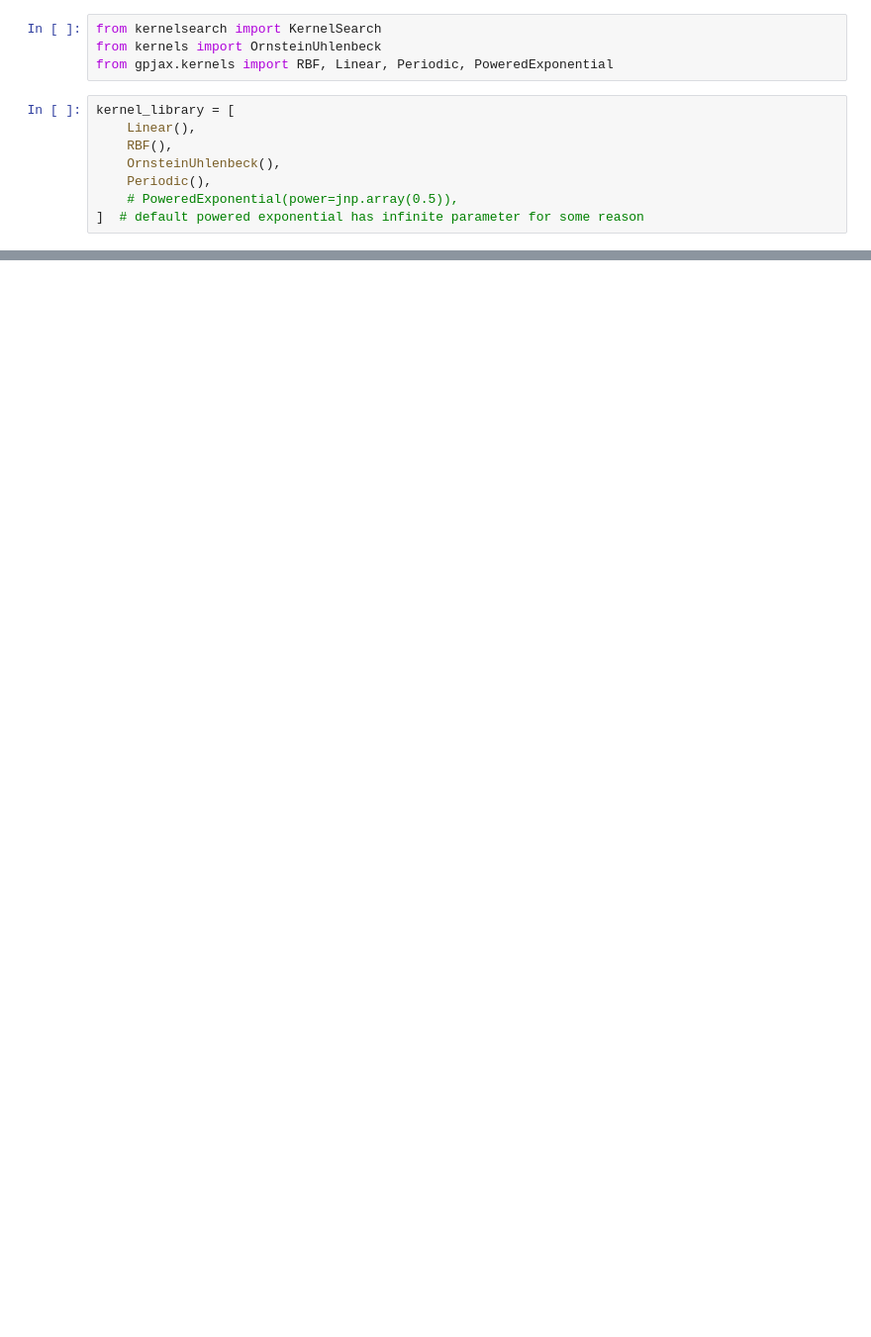
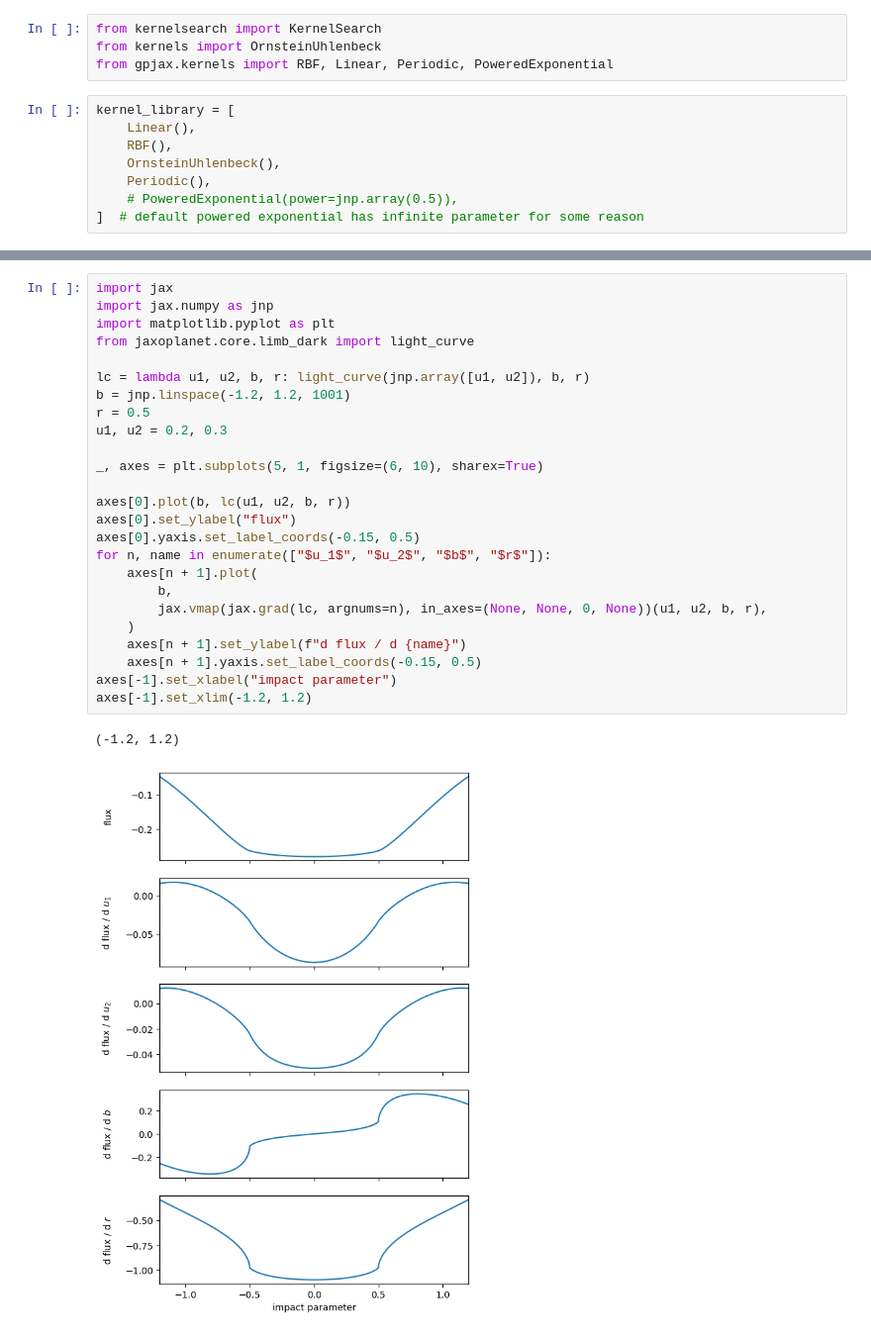
Before and after one commit to ChrisBoettner/gaussian-process, a Jupyter notebook: 002_batman.ipynb, the cells around one changed output, grey strips where cells are left out. Shown at 99% size. Drawn from its saved outputs; the diff is of its cells as text; blank space fills up the shorter version.

```diff
--- a/002_batman.ipynb
+++ b/002_batman.ipynb
@@ -187,0 +231,28 @@ model_with_params = meta_map(update_trainables, model)
+# %%
+import jax
+import jax.numpy as jnp
+import matplotlib.pyplot as plt
+from jaxoplanet.core.limb_dark import light_curve
+
+lc = lambda u1, u2, b, r: light_curve(jnp.array([u1, u2]), b, r)
+b = jnp.linspace(-1.2, 1.2, 1001)
+r = 0.5
+u1, u2 = 0.2, 0.3
+
+_, axes = plt.subplots(5, 1, figsize=(6, 10), sharex=True)
+
+axes[0].plot(b, lc(u1, u2, b, r))
+axes[0].set_ylabel("flux")
+axes[0].yaxis.set_label_coords(-0.15, 0.5)
+for n, name in enumerate(["$u_1$", "$u_2$", "$b$", "$r$"]):
+    axes[n + 1].plot(
+        b,
+        jax.vmap(jax.grad(lc, argnums=n), in_axes=(None, None, 0, None))(u1, u2, b, r),
+    )
+    axes[n + 1].set_ylabel(f"d flux / d {name}")
+    axes[n + 1].yaxis.set_label_coords(-0.15, 0.5)
+axes[-1].set_xlabel("impact parameter")
+axes[-1].set_xlim(-1.2, 1.2)
+# %% [output]
+(-1.2, 1.2)
+[figure, added]
```
Also changed, not shown: parts of 15 cells of this notebook, 1 other file.
